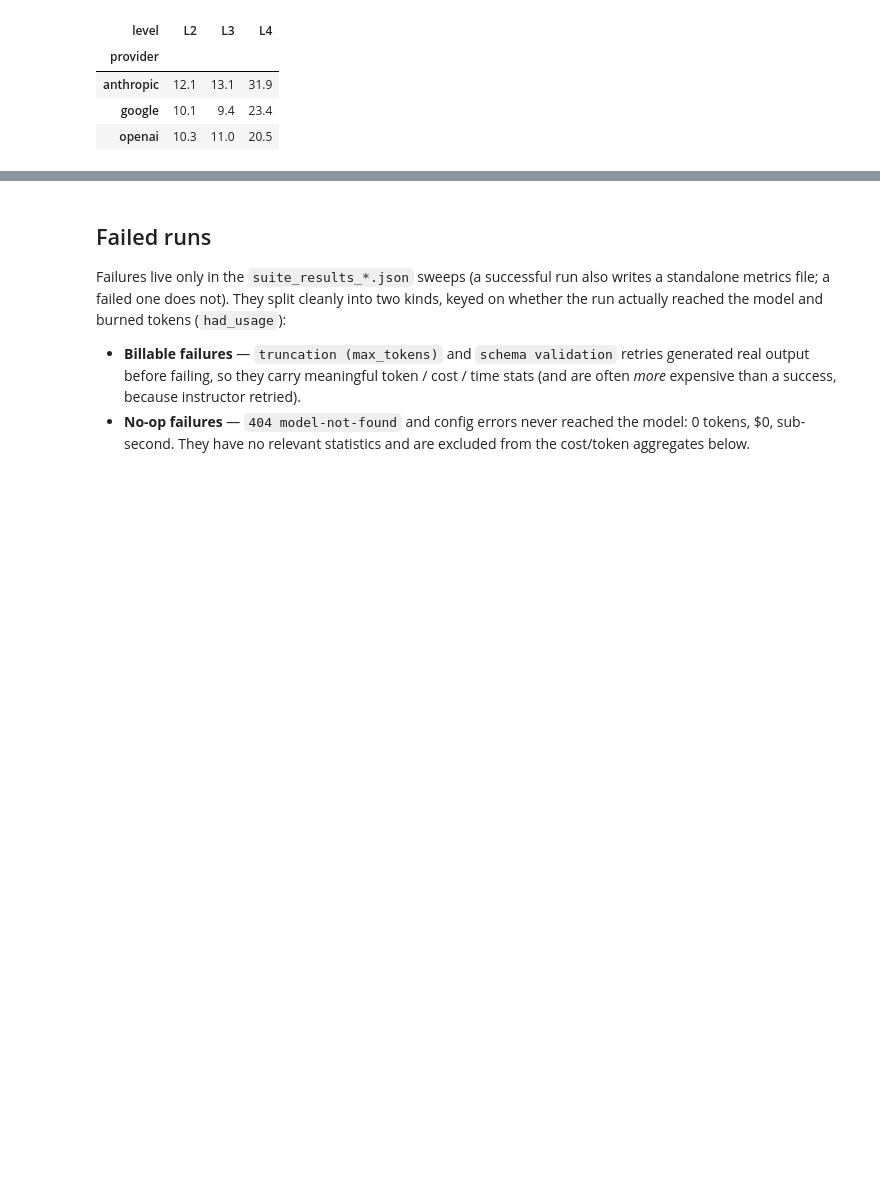
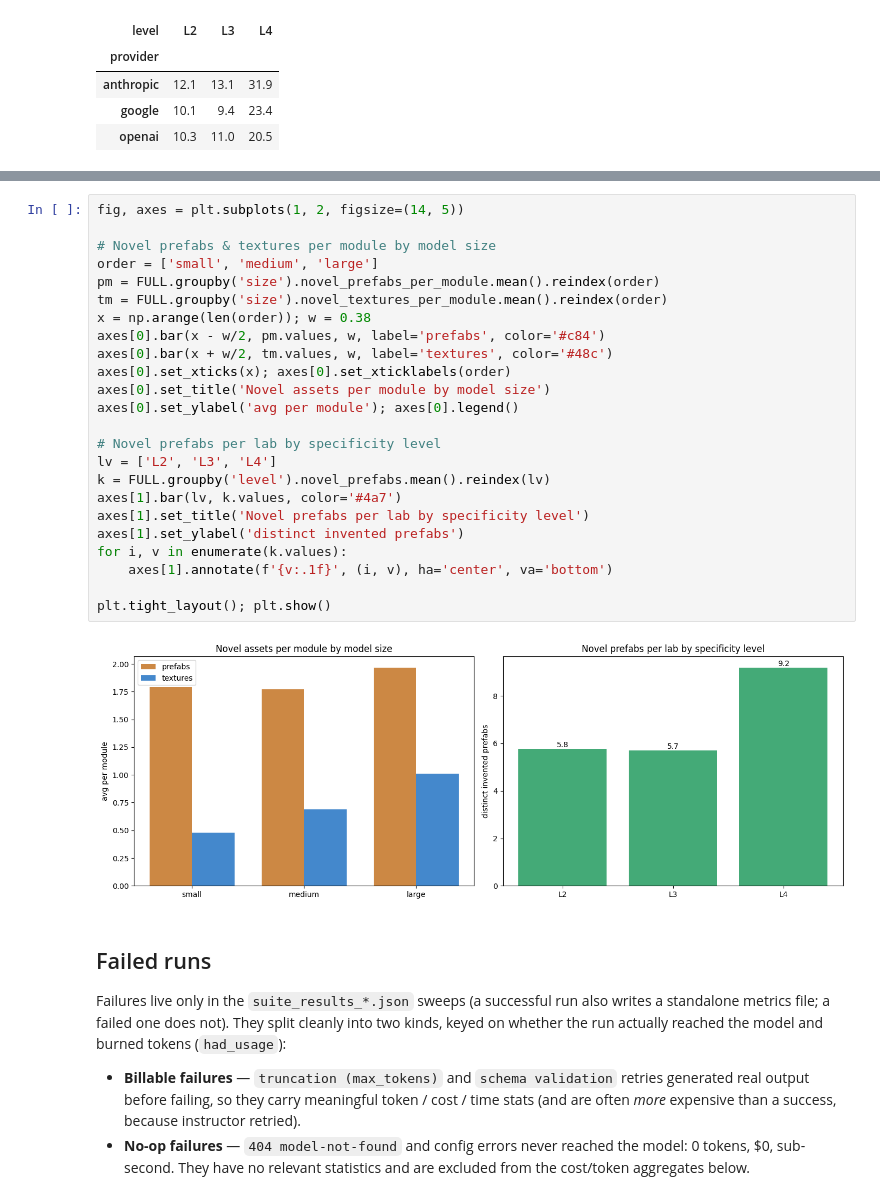
Before and after one commit to Sharkful/llm_ARLEM_Generation, a Jupyter notebook: Artifacts/Data/Benchmark/Reports/benchmark_statistics.ipynb, the cells around one changed output, grey strips where cells are left out. Cells and saved outputs as stored; diff of their text form; blank space fills up the shorter version.

```diff
--- a/Artifacts/Data/Benchmark/Reports/benchmark_statistics.ipynb
+++ b/Artifacts/Data/Benchmark/Reports/benchmark_statistics.ipynb
@@ -229,3 +312,29 @@ display(ct)
+# %%
+fig, axes = plt.subplots(1, 2, figsize=(14, 5))
+
+# Novel prefabs & textures per module by model size
+order = ['small', 'medium', 'large']
+pm = FULL.groupby('size').novel_prefabs_per_module.mean().reindex(order)
+tm = FULL.groupby('size').novel_textures_per_module.mean().reindex(order)
+x = np.arange(len(order)); w = 0.38
+axes[0].bar(x - w/2, pm.values, w, label='prefabs', color='#c84')
+axes[0].bar(x + w/2, tm.values, w, label='textures', color='#48c')
+axes[0].set_xticks(x); axes[0].set_xticklabels(order)
+axes[0].set_title('Novel assets per module by model size')
+axes[0].set_ylabel('avg per module'); axes[0].legend()
+
+# Novel prefabs per lab by specificity level
+lv = ['L2', 'L3', 'L4']
+k = FULL.groupby('level').novel_prefabs.mean().reindex(lv)
+axes[1].bar(lv, k.values, color='#4a7')
+axes[1].set_title('Novel prefabs per lab by specificity level')
+axes[1].set_ylabel('distinct invented prefabs')
+for i, v in enumerate(k.values):
+    axes[1].annotate(f'{v:.1f}', (i, v), ha='center', va='bottom')
+
+plt.tight_layout(); plt.show()
+# %% [output]
+[figure, added]
 # %% [markdown]
 ## Failed runs
 
```
Also changed, not shown: parts of 8 cells of this notebook, 8 other files.
